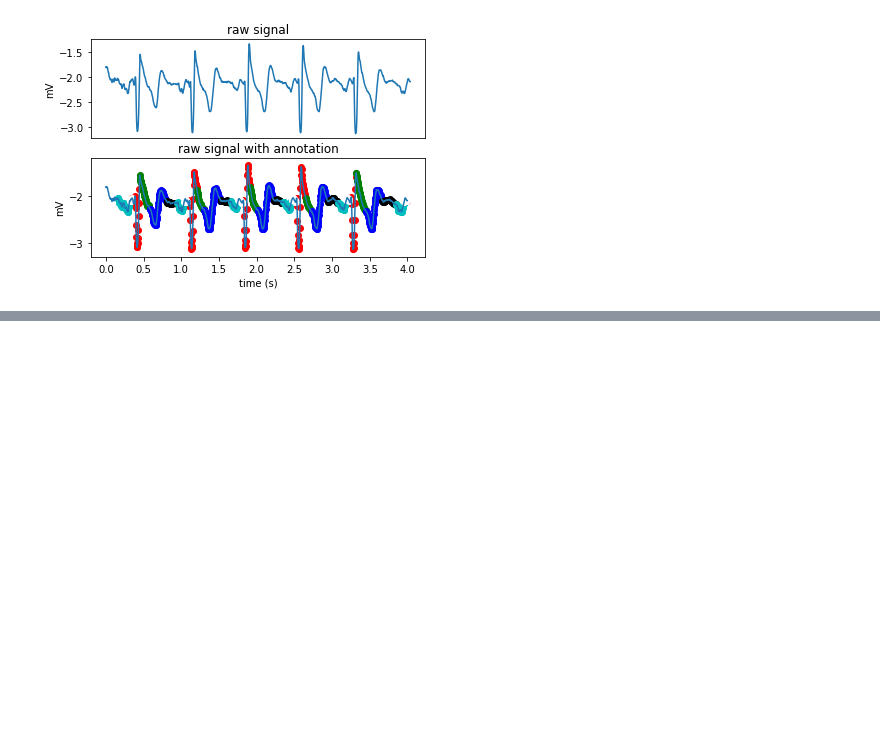
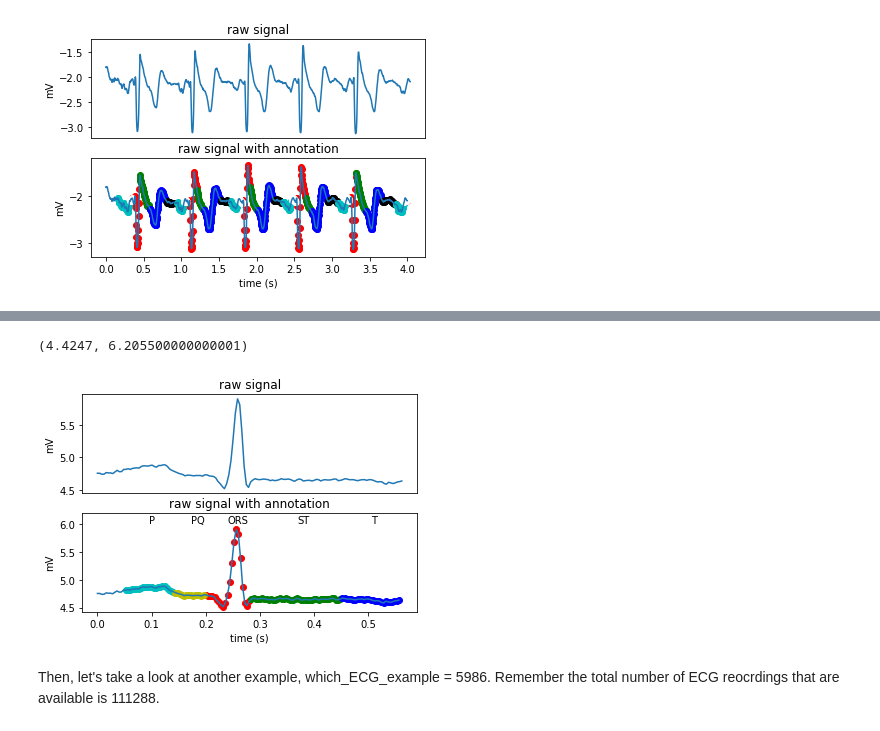
Before and after one commit to CodyDeepPlay/StudyExamples, a Jupyter notebook: ECG_signals/ECG_data_annotation.ipynb, the cells around one changed output, grey strips where cells are left out. Saved outputs shown, nothing was run; the diff lists cells and outputs as text; code cells hidden in the pictures; blank space fills up the shorter version.

```diff
--- a/ECG_signals/ECG_data_annotation.ipynb
+++ b/ECG_signals/ECG_data_annotation.ipynb
@@ -361,0 +449,69 @@ As you can see above, the "allsignals" and "expanded" parameters has the raw sig
+# %%
+#%% plot an example to see the ECG signal with its annotation
+which_ECG_example = 0
+my_single_ECG = single_ECG_list[which_ECG_example]
+my_annotation = single_annotation_list[which_ECG_example]
+
+fs = allmetas[which_batch]['fs']                      # for this batch, get its sampling frequency
+time_vector = np.arange( 0, display_length/fs, 1/fs)  # time vector for selected signal
+
+plt.figure()
+plt.subplot(2,1,1)
+plt.plot(time_vector, my_single_ECG)
+plt.title('raw signal')
+plt.xticks([]) # hide x axis
+plt.ylabel('mV')
+
+ax=plt.subplot(2,1,2)
+plt.plot(time_vector, my_single_ECG)
+plt.title('raw signal with annotation')
+
+max_amp = max(my_single_ECG)  # the max amplitude of this single ECG recording
+min_amp = min(my_single_ECG)  # the max amplitude of this single ECG recording
+
+
+# annotate each segment of the signal, based on the annotations we have
+myN = np.where(my_annotation==0)[0]
+if len(myN) !=0:
+    plt.scatter(time_vector[myN], my_single_ECG[myN], color='r', marker='o' )
+    mid_point = len(myN)//2
+    ax.text(time_vector[myN[mid_point]], max_amp*1.02, 'ORS')
+
+myst = np.where(my_annotation==1)[0]
+if len(myst) !=0:
+    plt.scatter(time_vector[myst], my_single_ECG[myst], color='g', marker='o')
+    mid_point = len(myst)//2
+    ax.text(time_vector[myst[mid_point]], max_amp*1.02, 'ST')
+
+myt = np.where(my_annotation==2)[0]
+if len(myt) !=0:
+    plt.scatter(time_vector[myt], my_single_ECG[myt], color='b', marker='o')
+    mid_point = len(myt)//2
+    ax.text(time_vector[myt[mid_point]], max_amp*1.02, 'T')
+
+myiso = np.where(my_annotation==3)[0]
+if len(myiso) !=0:
+    plt.scatter(time_vector[myiso], my_single_ECG[myiso], color='k', marker='o')
+    mid_point = len(myiso)//2
+    ax.text(time_vector[myiso[0]], max_amp*1.02, 'baseline')
+
+myp = np.where(my_annotation==4)[0]
+if len(myp) !=0:
+    plt.scatter(time_vector[myp], my_single_ECG[myp], color='c', marker='o')
+    mid_point = len(myp)//2
+    ax.text(time_vector[myp[mid_point]], max_amp*1.02, 'P')
+
+mypq = np.where(my_annotation==5)[0]
+if len(myp) !=0:
+    plt.scatter(time_vector[mypq], my_single_ECG[mypq], color='y', marker='o')
+    mid_point = len(mypq)//2
+    ax.text(time_vector[mypq[mid_point]], max_amp*1.02, 'PQ')
+
+plt.ylabel('mV')
+plt.xlabel('time (s)')
+plt.ylim([min_amp-min_amp*0.02, max_amp*1.05])
+# %% [output]
+(4.4247, 6.205500000000001)
+[figure, added]
+# %% [markdown]
+Then, let's take a look at another example, which_ECG_example = 5986. Remember the total number of ECG reocrdings that are available is  111288.
```
Also changed, not shown: parts of 9 cells of this notebook.
